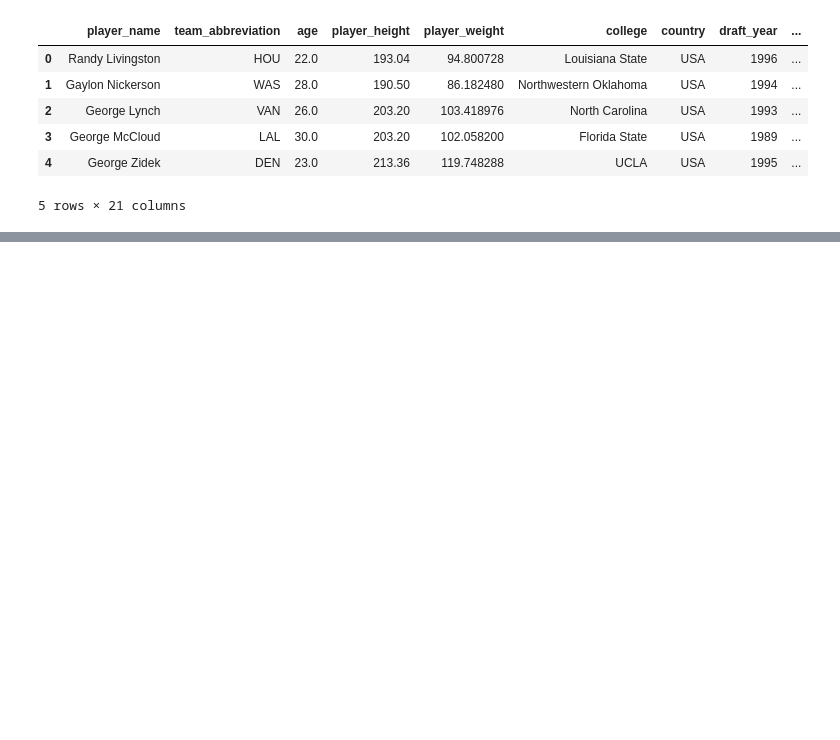
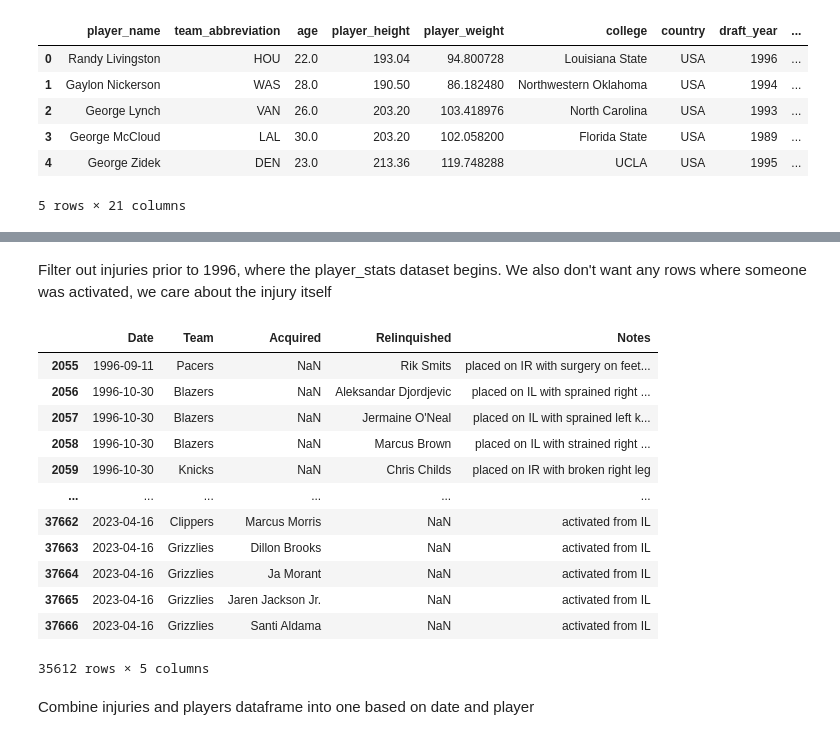
Before and after one commit to ab3131/NBAInjuryPredictor, a Jupyter notebook: NBAInjuryPredictor.ipynb, the cells around one changed output, grey strips where cells are left out. Drawn from its saved outputs; the diff is of its cells as text; code cells hidden in the pictures; blank space fills up the shorter version.

Commit message:
data cleaning on injuries dataframe, combining of dataframes required

```diff
--- a/NBAInjuryPredictor.ipynb
+++ b/NBAInjuryPredictor.ipynb
@@ -11,6 +12,7 @@ from sklearn.metrics import accuracy_score, classification_report
 # Data Cleaning
 # %%
 player_stats = pd.read_csv('player_stats.csv', index_col=0)
+injuries_original = pd.read_csv('NBA Player Injury Stats(1951 - 2023).csv', index_col=0)
 # %%
 player_stats.head()
 # %% [output]
@@ -23,0 +35,22 @@ player_stats.head()
+# %% [markdown]
+Filter out injuries prior to 1996, where the player_stats dataset begins. We also don't want any rows where someone was activated, we care about the injury itself
+# %%
+injuries_date_filtered = injuries_original[(injuries_original['Date']>'1996-07-01') & (injuries_original['Date']<'2023-07-01')]
+# %%
+injuries_date_filtered
+# %% [output]
+|  | Date | Team | Acquired | Relinquished | Notes |
+| 2055 | 1996-09-11 | Pacers | NaN | Rik Smits | placed on IR with surgery on feet... |
+| 2056 | 1996-10-30 | Blazers | NaN | Aleksandar Djordjevic | placed on IL with sprained right ... |
+| 2057 | 1996-10-30 | Blazers | NaN | Jermaine O'Neal | placed on IL with sprained left k... |
+| 2058 | 1996-10-30 | Blazers | NaN | Marcus Brown | placed on IL with strained right ... |
+| 2059 | 1996-10-30 | Knicks | NaN | Chris Childs | placed on IR with broken right leg |
+| ... | ... | ... | ... | ... | ... |
+| 37662 | 2023-04-16 | Clippers | Marcus Morris | NaN | activated from IL |
+| 37663 | 2023-04-16 | Grizzlies | Dillon Brooks | NaN | activated from IL |
+| 37664 | 2023-04-16 | Grizzlies | Ja Morant | NaN | activated from IL |
+| 37665 | 2023-04-16 | Grizzlies | Jaren Jackson Jr. | NaN | activated from IL |
+| 37666 | 2023-04-16 | Grizzlies | Santi Aldama | NaN | activated from IL |
+35612 rows × 5 columns
+# %% [markdown]
+Combine injuries and players dataframe into one based on date and player
```
Also changed, not shown: parts of 6 cells of this notebook.
